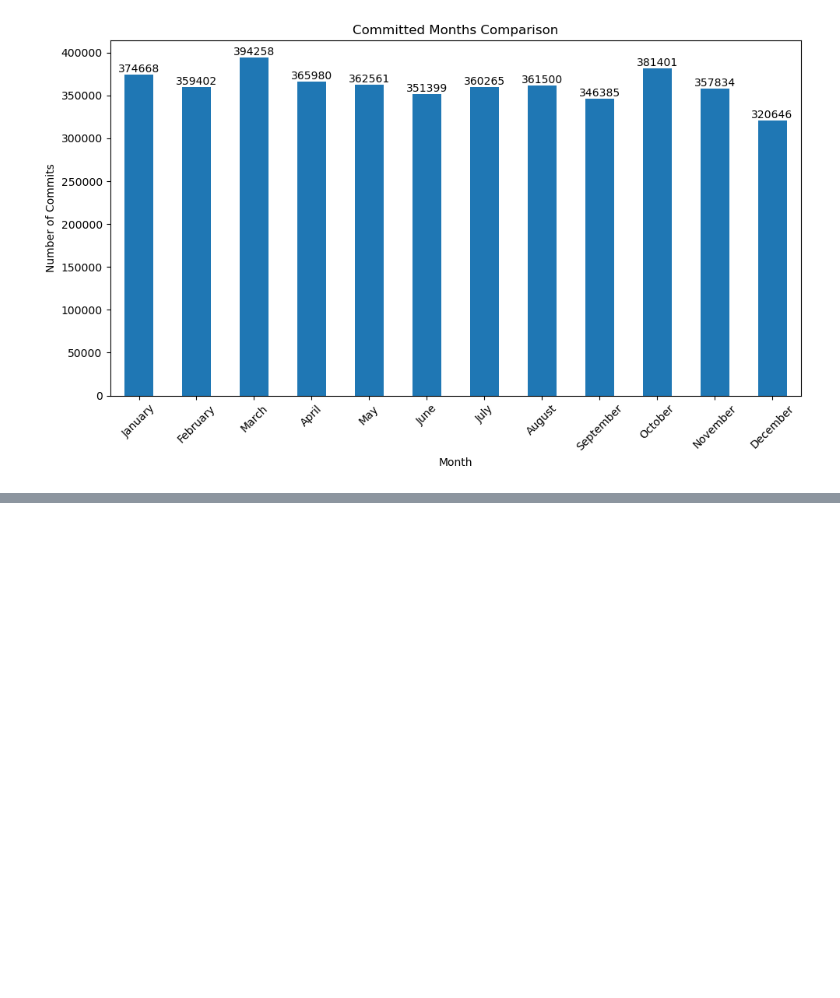
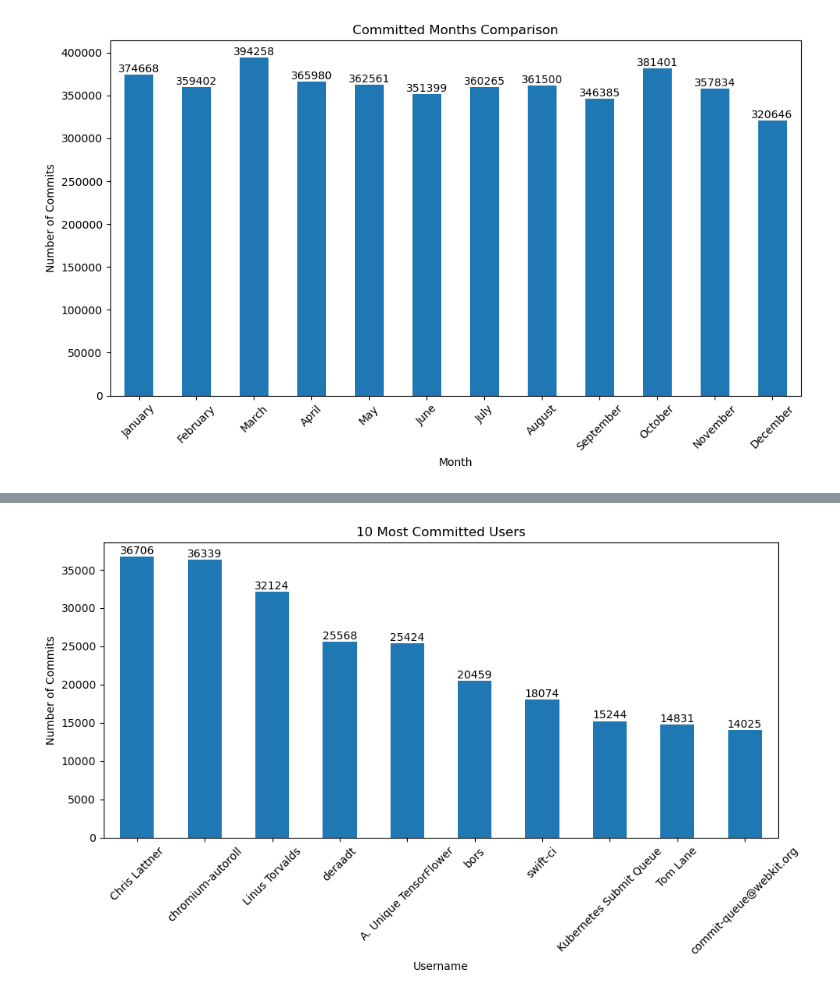
Before and after one commit to FlazeFy2/NLP_GitHub-Commit-Messages-Dataset, a Jupyter notebook: exploratory data analysis-bar.ipynb, the cells around one changed output, grey strips where cells are left out. Saved outputs shown, nothing was run; the diff lists cells and outputs as text; code cells hidden in the pictures; blank space fills up the shorter version.

Commit message:
Exploratory Data Analysis (EDA) - Bar Chart 10 Most Committed Users

```diff
--- a/exploratory data analysis-bar.ipynb
+++ b/exploratory data analysis-bar.ipynb
@@ -60,0 +61,34 @@ plt.show()
+# %%
+import pandas as pd
+import matplotlib.pyplot as plt
+import re
+
+# Exploratory Data Analysis (EDA) - Bar Chart 10 Most Committed Users
+df = pd.read_csv("full.csv")
+
+# Extract Username from Author Username Email
+def extract_author_name(author):
+    if pd.isnull(author):
+        return None
+    match = re.match(r'^(.*?)\s*<', author)
+    return match.group(1).strip() if match else author.strip()
+
+df['author_name'] = df['author'].apply(extract_author_name)
+
+# Group by author_name and count commits
+author_commit_counts = df['author_name'].value_counts().head(10)
+
+# Plot Bar Chart
+plt.figure(figsize=(10, 6))
+author_commit_counts.plot(kind='bar')
+# Add label
+for i, value in enumerate(author_commit_counts):
+    plt.text(i, value + 1, str(value), ha='center', va='bottom')
+plt.title("10 Most Committed Users")
+plt.xlabel("Username")
+plt.ylabel("Number of Commits")
+plt.xticks(rotation=45)
+plt.tight_layout()
+plt.show()
+# %% [output]
+[figure, added]
```
Also changed, not shown: parts of 1 cell of this notebook.
